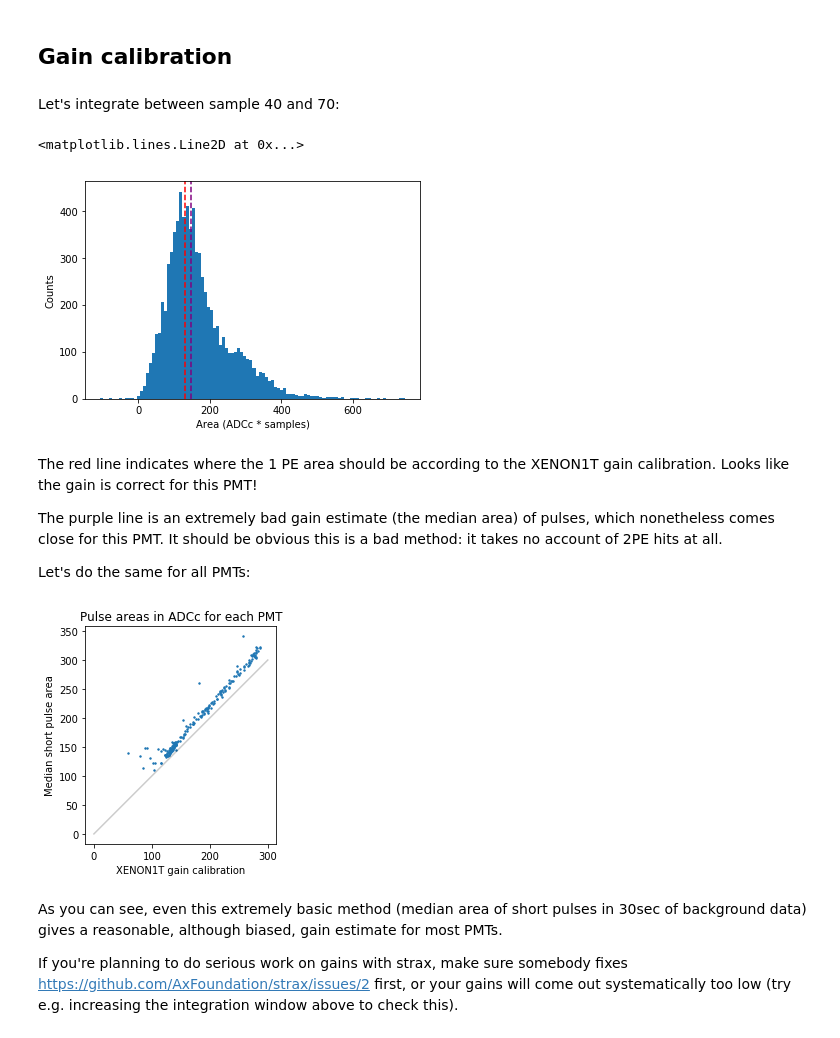
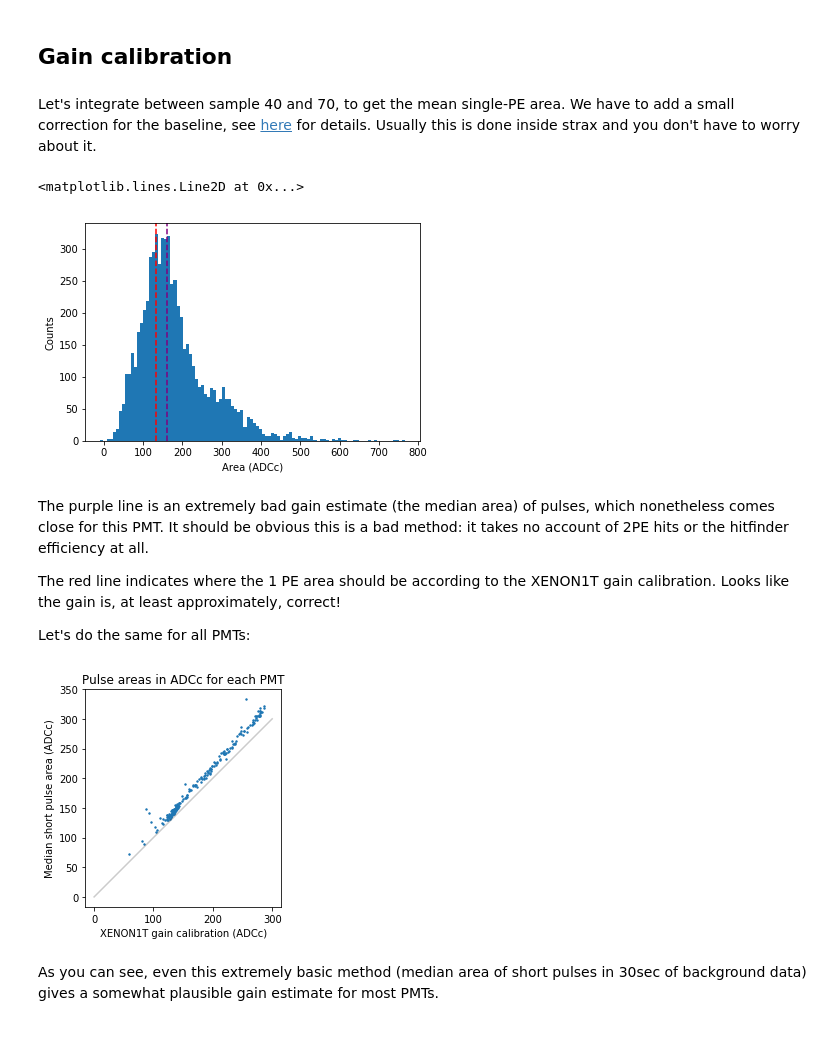
Before and after one commit to XENONnT/straxen, a Jupyter notebook: notebooks/tutorials/pulse_analysis.ipynb, the cells around one changed output. Saved outputs shown, nothing was run; the diff lists cells and outputs as text; code cells hidden in the pictures.

```diff
--- a/notebooks/tutorials/pulse_analysis.ipynb
+++ b/notebooks/tutorials/pulse_analysis.ipynb
@@ -16,4 +16,4 @@ pd.options.display.max_colwidth = 100
 After this standard setup, we can load straxen:
 # %%
 import straxen
-st = straxen.contexts.xenon1t_analysis()
+st = straxen.contexts.strax_workshop_dali()
@@ -24,7 +22,7 @@ Let's select the earliest background run of SR1 for which we have strax data. (t
 # %%
-dsets = st.run_selection(available='raw_records',
-                         include_tags='sciencerun1',
-                         run_mode='background_stable')
+dsets = st.select_runs(available='raw_records',
+                       include_tags='sciencerun1',
+                       run_mode='background_stable')
 run_id = dsets.name.min()
 run_id
 # %% [output]
@@ -42,0 +32,2 @@ Not saving raw_records while selecting a time range in the run
+# %%
+rr = st.get_array(run_id, 'raw_records', seconds_range=(0, 30))
@@ -104,23 +103,27 @@ Text(0,0.5,'Amplitude (ADCc)')
 You can clearly see we're dealing with single PEs here, and also see the infamous long PE pulse tail. For a serious pulse shape study you should of course first normalize the pulses.
 # %% [markdown]
 ## Gain calibration
-# %% [markdown]
-Let's integrate between sample 40 and 70:
+# %% [markdown]
+Let's integrate between sample 40 and 70, to get the mean single-PE area. We have to add a small correction for the baseline, see [here](https://github.com/AxFoundation/strax/issues/2) for details. Usually this is done inside strax and you don't have to worry about it.
 # %%
-areas = r['data'][:,40:70].sum(axis=1)
+left, right = 40, 70
+areas = r['data'][:,left:right].sum(axis=1)
+
+# Small correction for baseline, see strax issue #2
+areas += ((r['baseline'] % 1) * (right - left)).round().astype(np.int)
 
 plt.hist(areas, bins=100)
-plt.xlabel("Area (ADCc * samples)")
+plt.xlabel("Area (ADCc)")
 plt.ylabel("Counts")
 plt.axvline(1/straxen.to_pe[100], color='r', linestyle='--')
 plt.axvline(np.median(areas), color='purple', linestyle='--')
 # %% [output]
 <matplotlib.lines.Line2D at 0x...>
-[figure, old version]
+[figure, new version]
 # %% [markdown]
-The red line indicates where the 1 PE area should be according to the XENON1T gain calibration. Looks like the gain is correct for this PMT!
+The purple line is an extremely bad gain estimate (the median area) of pulses, which nonetheless comes close for this PMT. It should be obvious this is a bad method: it takes no account of 2PE hits or the hitfinder efficiency at all.
 
-The purple line is an extremely bad gain estimate (the median area) of pulses, which nonetheless comes close for this PMT. It should be obvious this is a bad method: it takes no account of 2PE hits at all.
+The red line indicates where the 1 PE area should be according to the XENON1T gain calibration. Looks like the gain is, at least approximately, correct!
 
 Let's do the same for all PMTs:
 # %%
@@ -133,13 +136,11 @@ gain_ests = np.array([
 # %%
 plt.scatter(1/straxen.to_pe[:248], gain_ests, s=2)
 plt.plot([0, 300], [0, 300], c='k', alpha=0.2)
-plt.xlabel("XENON1T gain calibration")
-plt.ylabel("Median short pulse area")
+plt.xlabel("XENON1T gain calibration (ADCc)")
+plt.ylabel("Median short pulse area (ADCc)")
 plt.title("Pulse areas in ADCc for each PMT")
 plt.gca().set_aspect('equal')
 # %% [output]
-[figure, old version]
+[figure, new version]
 # %% [markdown]
-As you can see, even this extremely basic method (median area of short pulses in 30sec of background data) gives a reasonable, although biased, gain estimate for most PMTs.
-
-If you're planning to do serious work on gains with strax, make sure somebody fixes https://github.com/AxFoundation/strax/issues/2 first, or your gains will come out systematically too low (try e.g. increasing the integration window above to check this).
+As you can see, even this extremely basic method (median area of short pulses in 30sec of background data) gives a somewhat plausible gain estimate for most PMTs.
```
Also changed, not shown: parts of 18 cells of this notebook, 4 other files.
